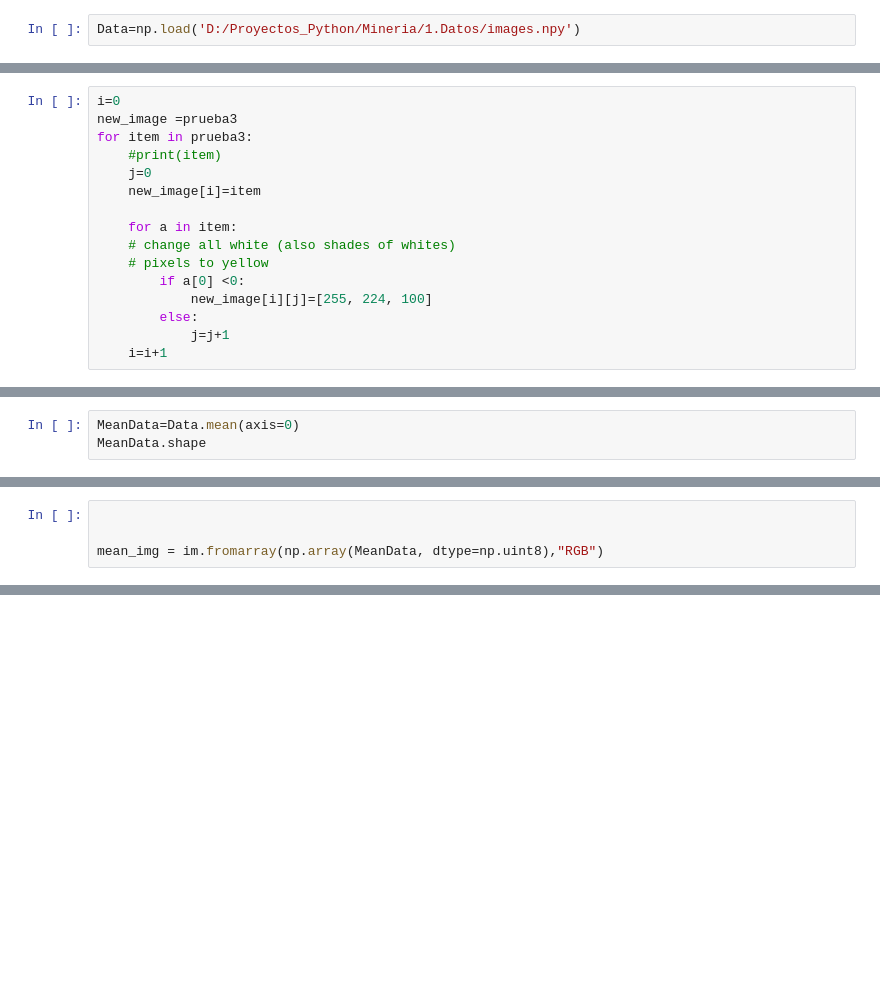
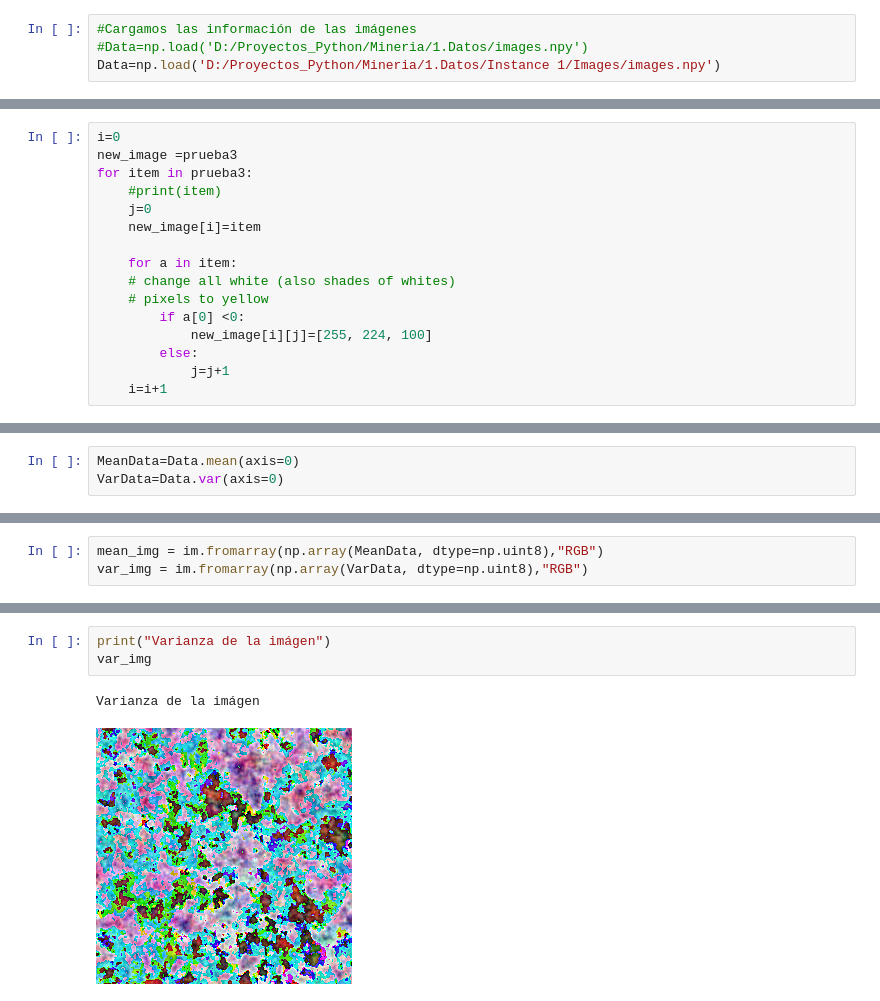
Before and after one commit to DavidEdgard0/Cancer-Prediction-MD, a Jupyter notebook: Intro_Imgs.ipynb, the cells around one changed output, grey strips where cells are left out. Cells and saved outputs as stored; diff of their text form; blank space fills up the shorter version.

```diff
--- a/Intro_Imgs.ipynb
+++ b/Intro_Imgs.ipynb
@@ -7,3 +8,5 @@ D:\Proyectos_Python\Mineria\0.Códigos
 # %%
-Data=np.load('D:/Proyectos_Python/Mineria/1.Datos/images.npy')
+#Cargamos las información de las imágenes
+#Data=np.load('D:/Proyectos_Python/Mineria/1.Datos/images.npy')
+Data=np.load('D:/Proyectos_Python/Mineria/1.Datos/Instance 1/Images/images.npy')
 # %%
@@ -158,3 +90,3 @@ numpy.ndarray
 # %%
 MeanData=Data.mean(axis=0)
-MeanData.shape
+VarData=Data.var(axis=0)
@@ -163,4 +93,3 @@ MeanData.shape
 # %%
-
-
 mean_img = im.fromarray(np.array(MeanData, dtype=np.uint8),"RGB")
+var_img = im.fromarray(np.array(VarData, dtype=np.uint8),"RGB")
@@ -171 +102,7 @@ mean_img
+# %%
+print("Varianza de la imágen")
+var_img
+# %% [output]
+Varianza de la imágen
+[figure, added]
 # %%
```
Also changed, not shown: parts of 57 cells of this notebook, 40 other files.
